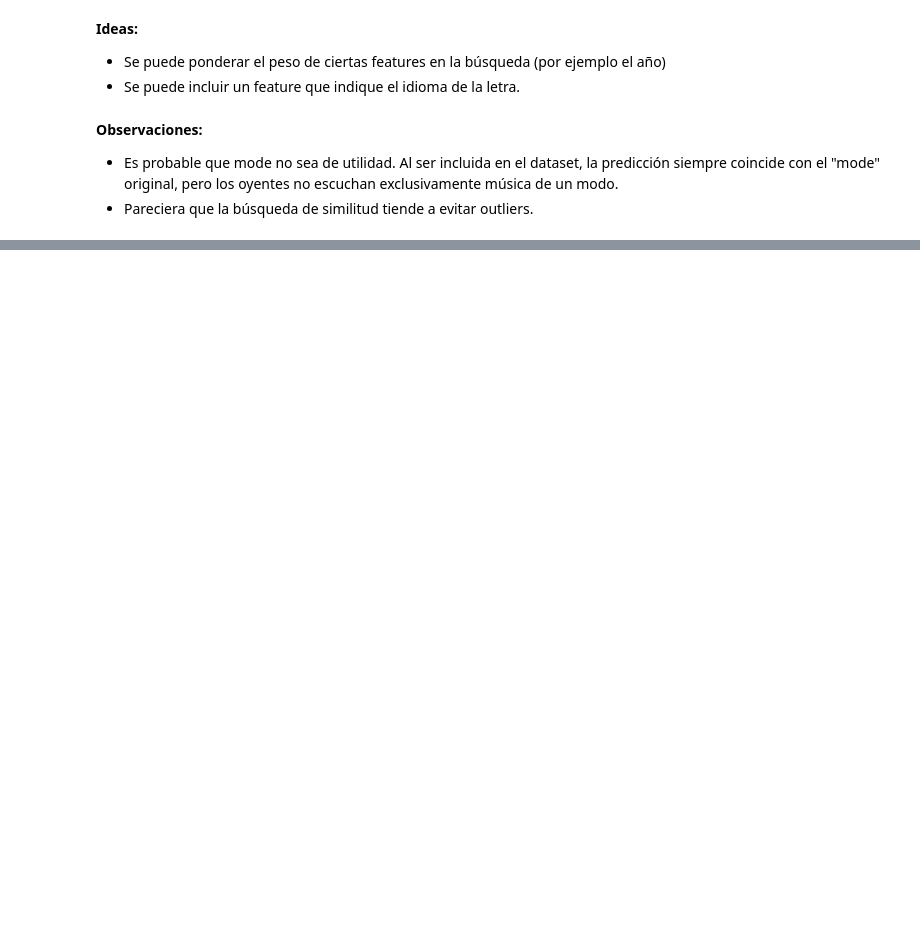
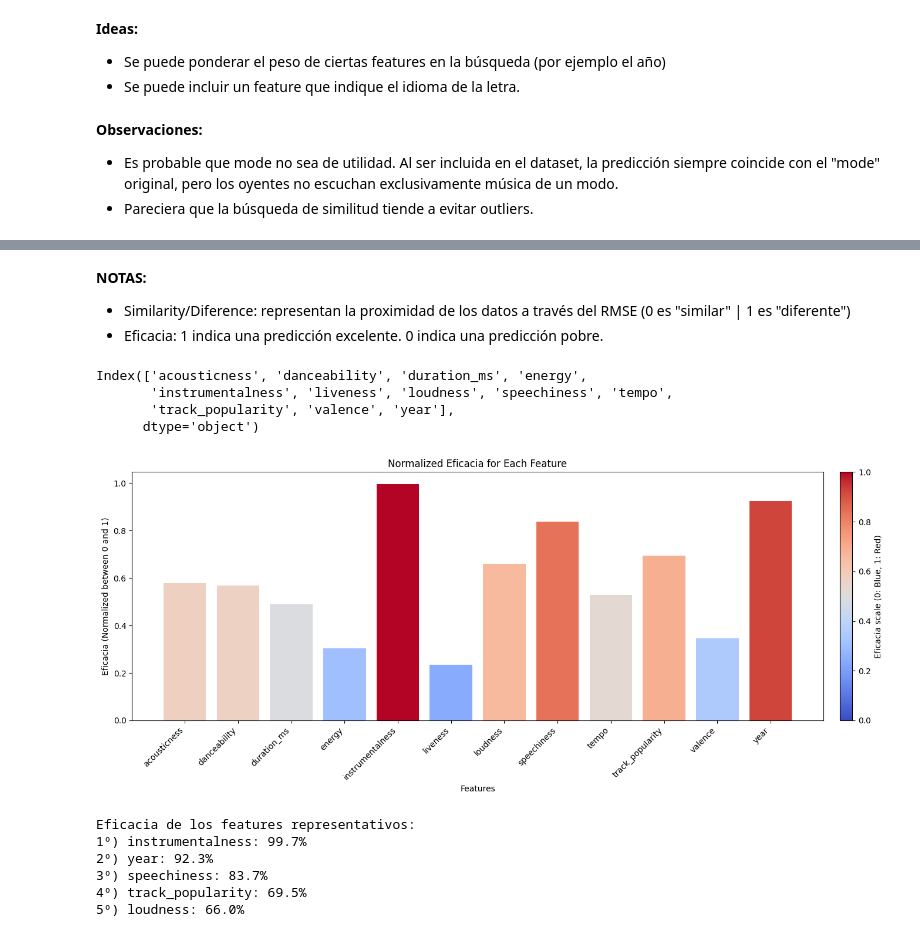
Before and after one commit to mlmicozzi/AprendizajeMaquinaII, a Jupyter notebook: spotify-recommender.ipynb, the cells around one changed output, grey strips where cells are left out. Cells and saved outputs as stored; diff of their text form; code cells hidden in the pictures; blank space fills up the shorter version.

```diff
--- a/spotify-recommender.ipynb
+++ b/spotify-recommender.ipynb
@@ -373,0 +475,2 @@ Eficacia de los features representativos:
+# %%
+song.drop(columns=['mode', 'album_release_date', 'track_artist_id', 'album_release_date', 'key'],inplace=True)
@@ -373,0 +601,5 @@ Eficacia de los features representativos:
+# %%
+X_song = song_scaled[features].values.astype('float32')
+# %%
+# Para nuevas caciones exsternas al dataset
+new_song_embedding = embedding_model.predict(X_song)
@@ -373,0 +608,10 @@ Eficacia de los features representativos:
+# %%
+num_pred = 5 # Modificar a gusto para obtener más predicciones
+similarities = cosine_similarity(new_song_embedding, song_embeddings)[0]
+
+# Get top n most similar songs (excluding itself)
+similar_indices = np.argsort(similarities)[-(num_pred+1):-1][::-1]
+similar_songs = df.iloc[similar_indices]
+
+for i, song in enumerate(similar_songs.index):
+    print(f"{i+1}º) \"{similar_songs.loc[song, 'track_name']}\" by {similar_songs.loc[song, 'track_artist']} on album \"{similar_songs.loc[song, 'track_album_name']}\"\n")
@@ -373,0 +682,61 @@ Eficacia de los features representativos:
+# %% [markdown]
+**NOTAS:**
+- Similarity/Diference: representan la proximidad de los datos a través del RMSE (0 es "similar" | 1 es "diferente")
+- Eficacia: 1 indica una predicción excelente. 0 indica una predicción pobre.
+# %%
+comparison_df.index
+# %% [output]
+Index(['acousticness', 'danceability', 'duration_ms', 'energy',
+       'instrumentalness', 'liveness', 'loudness', 'speechiness', 'tempo',
+       'track_popularity', 'valence', 'year'],
+      dtype='object')
+# %%
+# Define the color map from blue (near 0) to red (near 1) for Eficacia
+
+norm = plt.Normalize(0, 1)
+sm = plt.cm.ScalarMappable(cmap="coolwarm", norm=norm)
+sm.set_array([])  # Setting an empty array to avoid warnings
+
+# Create the figure and plot each bar with color based on Eficacia value
+fig, ax = plt.subplots(figsize=(15, 6))
+
+bars = ax.bar(
+    comparison_df.index,
+    comparison_df['Eficacia (%)'],
+    color=sm.to_rgba(comparison_df['Eficacia (%)'])
+)
+
+# Personalizar las etiquetas del eje x
+ax.set_xticks(range(len(comparison_df.index)))
+ax.set_xticklabels(comparison_df.index, rotation=45, ha='right', fontsize=10)
+
+# Etiquetas de los ejes y título
+ax.set_xlabel("Features")
+ax.set_ylabel("Eficacia (Normalized between 0 and 1)")
+ax.set_title("Normalized Eficacia for Each Feature")
+
+# Añadir una barra de colores
+cbar = fig.colorbar(sm, ax=ax, orientation='vertical', pad=0.02)
+cbar.set_label('Eficacia scale (0: Blue, 1: Red)')
+
+# Mostrar el gráfico
+plt.tight_layout()
+plt.show()
+# %% [output]
+[figure, added]
+# %%
+threshold = 0.6
+indices = comparison_df[comparison_df['Eficacia (%)'] > threshold].index
+top_features = comparison_df.loc[indices].sort_values(by="Eficacia (%)", ascending=False)
+print("Eficacia de los features representativos:")
+for i, (feature, row) in enumerate(top_features['Eficacia (%)'].items(), start=1):
+    print(f"{i}º) {feature}: {row*100:.1f}%")
+
+#print(top_features['Eficacia'])
+# %% [output]
+Eficacia de los features representativos:
+1º) instrumentalness: 99.7%
+2º) year: 92.3%
+3º) speechiness: 83.7%
+4º) track_popularity: 69.5%
+5º) loudness: 66.0%
```
Also changed, not shown: parts of 29 cells of this notebook, 2 other files.
